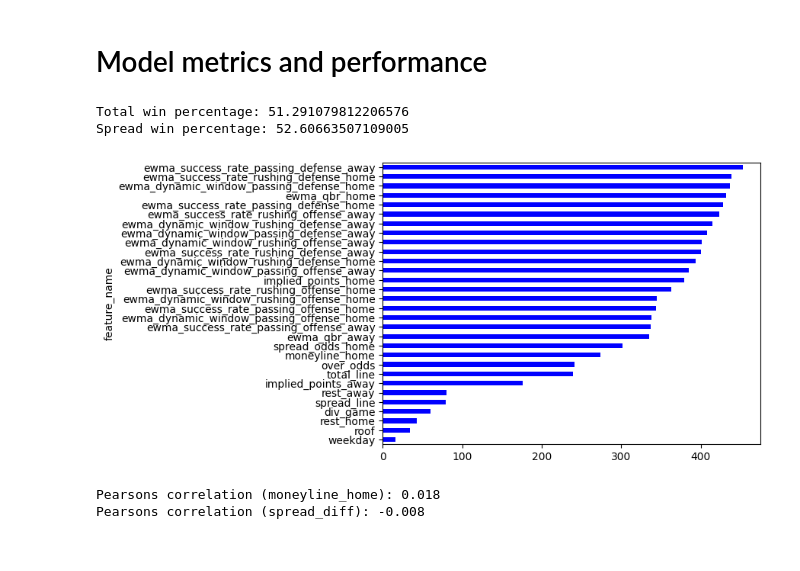
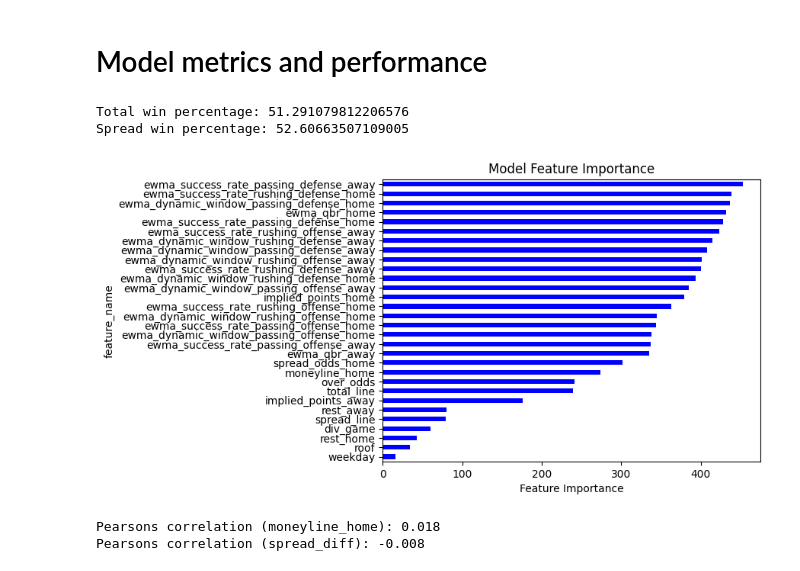
Before and after one commit to gwboyd/sports-models, a Jupyter notebook: src/sports/football/nfl/expected_points/notebook.ipynb, the cells around one changed output. Saved outputs shown, nothing was run; the diff lists cells and outputs as text; code cells hidden in the pictures.

```diff
--- a/src/sports/football/nfl/expected_points/notebook.ipynb
+++ b/src/sports/football/nfl/expected_points/notebook.ipynb
@@ -486,19 +483,28 @@ plays = ep_run.plays.copy()
 # %%
 from src.model_patterns.expected_points.reporting import get_feature_importance_df, summarize_eval_results
 from matplotlib import pyplot as plt
+from io import BytesIO
 
 summary = summarize_eval_results(results)
 print(f"Total win percentage: {summary['total_win_pct']}\nSpread win percentage: {summary['spread_win_pct']}")
 
+feature_importance_buf = None
 import_df = get_feature_importance_df(ep_run.score_model, ep_config.features)
 if not import_df.empty:
     feature_imp = import_df.set_index('feature_name')['feature_importance']
-    feature_imp.plot(kind='barh', color='blue')
+    fig, ax = plt.subplots()
+    feature_imp.plot(kind='barh', color='blue', ax=ax)
+    ax.set_title('Model Feature Importance')
+    ax.set_xlabel('Feature Importance')
+    feature_importance_buf = BytesIO()
+    fig.savefig(feature_importance_buf, format='png', bbox_inches='tight')
+    feature_importance_buf.seek(0)
     plt.show()
+    plt.close(fig)
 # %% [output]
 Total win percentage: 51.291079812206576
 Spread win percentage: 52.60663507109005
-[figure, old version]
+[figure, new version]
 # %%
 from scipy.stats import pointbiserialr
 
```
Also changed, not shown: parts of 44 cells of this notebook, 12 other files.
